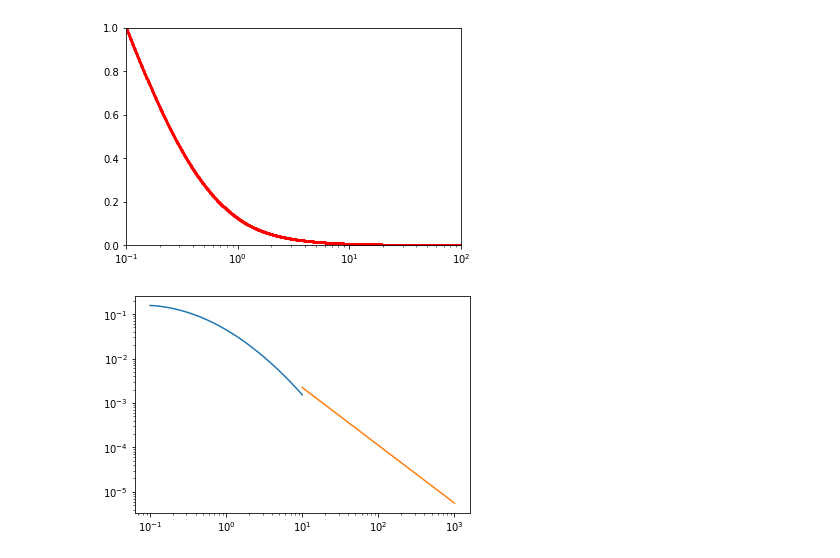
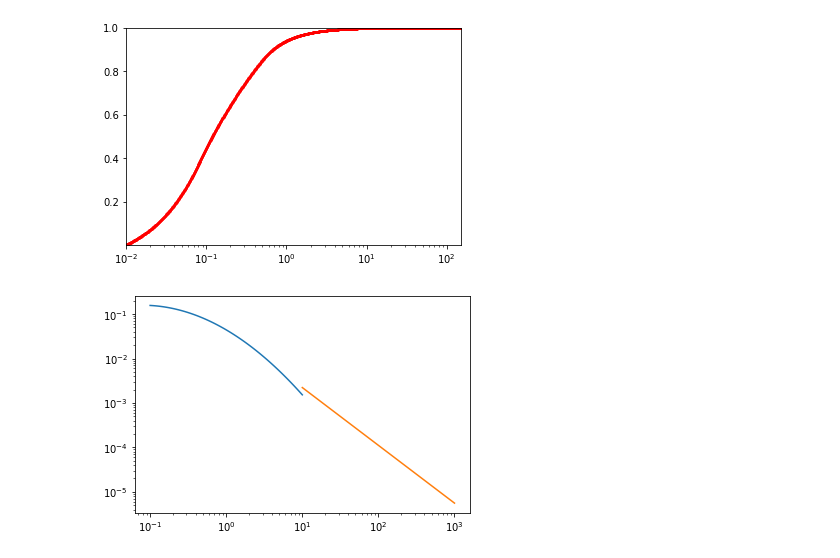
Before and after one commit to maedarn/code_tohoku, a Jupyter notebook: py/IMF.ipynb, the cells around one changed output. Saved outputs shown, nothing was run; the diff lists cells and outputs as text; code cells hidden in the pictures.

Commit message:
feedback code

```diff
--- a/py/IMF.ipynb
+++ b/py/IMF.ipynb
@@ -10,29 +10,39 @@ import pandas as pd
 from matplotlib.backends.backend_pdf import PdfPages
 import matplotlib.animation as animation
 from matplotlib.animation import ArtistAnimation
+from sympy import *
+from sympy.codegen.cfunctions import log10
 
-dir = '/Users/maeda/Desktop/'
+
+dir = '/Users/maeda/Desktop/Feedback/'
 # %%
 fig = plt.figure()
 ax = fig.add_subplot(1, 1, 1)
 
-plt.xlim(0.1, 100)
+#plt.xlim(0.1, 100)
+#plt.xlim(0.000001, 1.0)
+plt.ylim(0.000001, 1.0)
 #plt.ylim(0.001, 0.1)
-plt.ylim(0.000000, 1.0)
+#plt.ylim(0.000000, 1.0)
+#plt.ylim(0.01, 150)
+plt.xlim(0.01, 150)
 #ax.set_yscale('log')
 ax.set_xscale('log')
 
-data01,data02 ,data03 = np.loadtxt(dir+'IMF.dat', delimiter=',', unpack=True)
+data01,data02 ,data03 = np.loadtxt(dir+'IMF-K.dat', delimiter=',', unpack=True)
 #plt.scatter(10.0**data01, 10.0**data03/20000.0, s=3.0,c='red')
+#plt.scatter(data01, data02, s=3.0,c='red')
+#plt.scatter(data02, data01, s=3.0,c='red')
 plt.scatter(data01, data02, s=3.0,c='red')
+#plt.scatter(data01, data03, s=3.0,c='red')
 
 #plt.gca().set_aspect('equal')
 
 
 plt.show()
 
 pp = PdfPages('/Users/maeda/Desktop/IMF-cum.pdf')
 pp.savefig(fig)
 pp.close()
 # %% [output]
-[figure, old version]
+[figure, new version]
```
Also changed, not shown: parts of 10 cells of this notebook, 53 other files.
